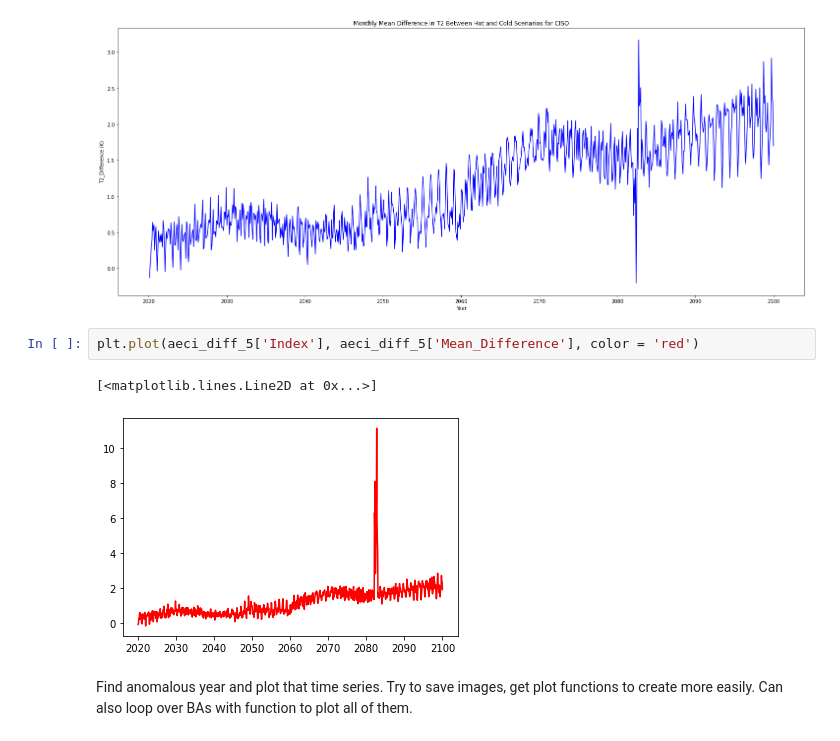
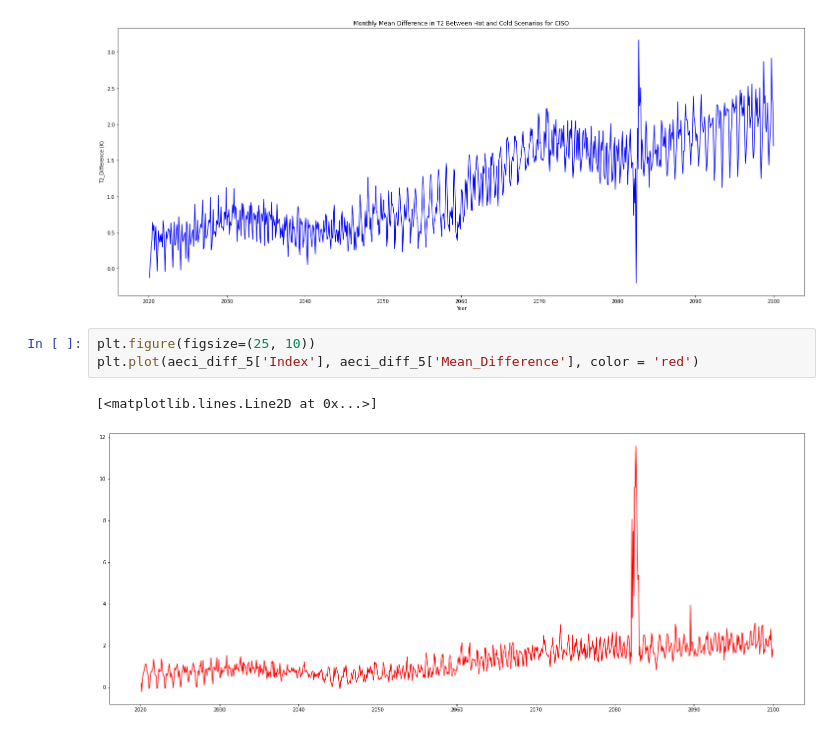
Before and after one commit to IMMM-SFA/misha_code, a Jupyter notebook: change_detection.ipynb, the cells around one changed output. Saved outputs shown, nothing was run; the diff lists cells and outputs as text.

Commit message:
adds lots of visualization

```diff
--- a/change_detection.ipynb
+++ b/change_detection.ipynb
@@ -211,9 +181,8 @@ plt.ylabel('T2_Difference (K)')
 Text(0, 0.5, 'T2_Difference (K)')
 [figure]
 # %%
+plt.figure(figsize=(25, 10))
 plt.plot(aeci_diff_5['Index'], aeci_diff_5['Mean_Difference'], color = 'red')
 # %% [output]
 [<matplotlib.lines.Line2D at 0x...>]
-[figure, old version]
+[figure, new version]
-# %% [markdown]
-Find anomalous year and plot that time series. Try to save images, get plot functions to create more easily. Can also loop over BAs with function to plot all of them.
```
Also changed, not shown: parts of 22 cells of this notebook.
